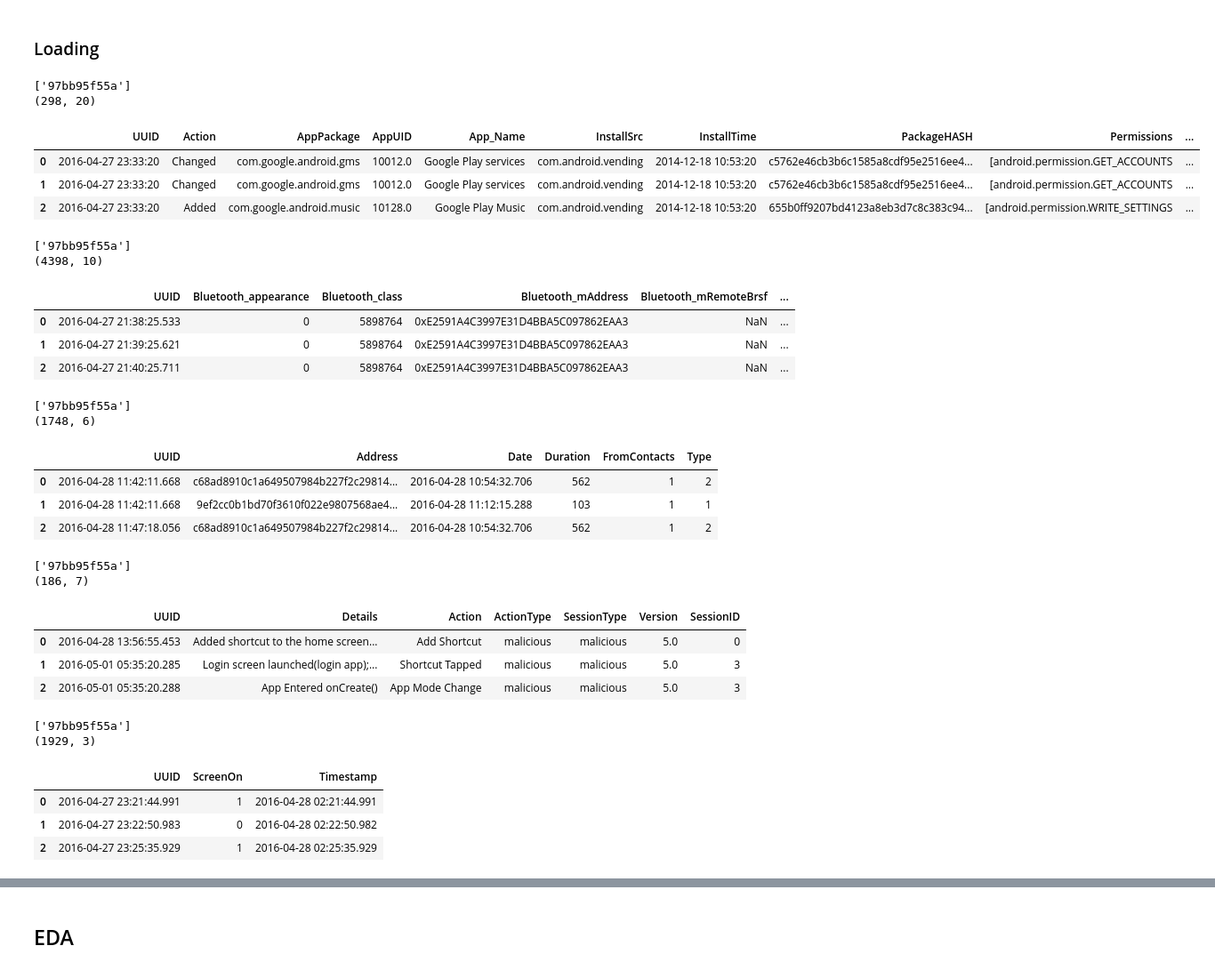
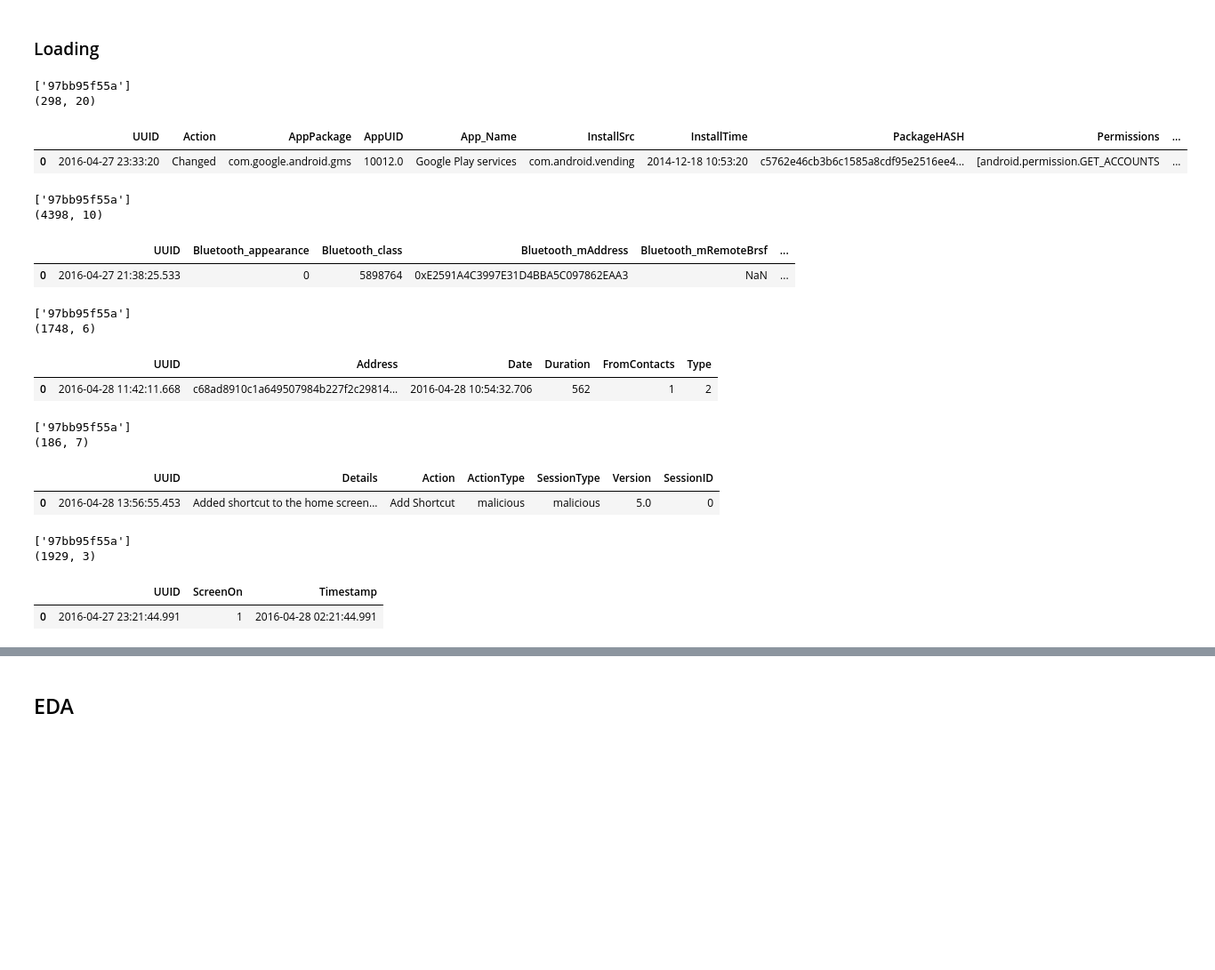
Before and after one commit to kentlingcampbell/project_SherLock, a Jupyter notebook: SherLock.ipynb, the cells around one changed output, grey strips where cells are left out. Shown at 89% size. Cells and saved outputs as stored; diff of their text form; code cells hidden in the pictures; blank space fills up the shorter version.

```diff
--- a/SherLock.ipynb
+++ b/SherLock.ipynb
@@ -58,29 +58,27 @@ def magVector(df,col1,col2,col3):
 # %%
 filename = './archive/AppPackages.csv'
 AppPackages = pd.read_csv(filename)    # Ending columns need to be appended into sherlock_version - make function!
 
 AppPackages[['UUID','InstallTime']] = AppPackages[['UUID', 'InstallTime']].apply(pd.to_datetime, unit='ms')
 #AppPackages['sherlock_version'] = AppPackages['sherlock_version'].str.cat(AppPackages['Unnamed: 13'],sep=",")
 #AppPackages['sherlock_version'] = AppPackages['sherlock_version'].str.cat(AppPackages['Unnamed: 14'],sep=",")
 #AppPackages['sherlock_version'] = AppPackages['sherlock_version'].str.cat(AppPackages['Unnamed: 15'],sep=",")
 #AppPackages['sherlock_version'] = AppPackages['sherlock_version'].str.cat(AppPackages['Unnamed: 16'],sep=",")
 #AppPackages['sherlock_version'] = AppPackages['sherlock_version'].str.cat(AppPackages['Unnamed: 17'],sep=",")
 #AppPackages['sherlock_version'] = AppPackages['sherlock_version'].str.cat(AppPackages['Unnamed: 18'],sep=",")
 #AppPackages['sherlock_version'] = AppPackages['sherlock_version'].str.cat(AppPackages['Unnamed: 19'],sep=",")
 #AppPackages['sherlock_version'] = AppPackages['sherlock_version'].str.cat(AppPackages['Unnamed: 20'],sep=",")
 #AppPackages.drop([])
 #AppPackages = AppPackages.set_index('UUID')
 print(AppPackages['UserId'].unique())
 AppPackages = AppPackages.drop(columns=['UserId'])
 print(AppPackages.shape)
-AppPackages.head(3)
+AppPackages.head(1)
 # %% [output]
 ['97bb95f55a']
 (298, 20)
 |  | UUID | Action | AppPackage | AppUID | App_Name | InstallSrc | InstallTime | PackageHASH | Permissions | ... |
 | 0 | 2016-04-27 23:33:20 | Changed | com.google.android.gms | 10012.0 | Google Play services | com.android.vending | 2014-12-18 10:53:20 | c5762e46cb3b6c1585a8cdf95e2516ee4... | [android.permission.GET_ACCOUNTS | ... |
-| 1 | 2016-04-27 23:33:20 | Changed | com.google.android.gms | 10012.0 | Google Play services | com.android.vending | 2014-12-18 10:53:20 | c5762e46cb3b6c1585a8cdf95e2516ee4... | [android.permission.GET_ACCOUNTS | ... |
-| 2 | 2016-04-27 23:33:20 | Added | com.google.android.music | 10128.0 | Google Play Music | com.android.vending | 2014-12-18 10:53:20 | 655b0ff9207bd4123a8eb3d7c8c383c94... | [android.permission.WRITE_SETTINGS | ... |
 # %%
 filename = './archive/Bluetooth.csv'
 Bluetooth = pd.read_csv(filename, parse_dates=['Bluetooth_timestamp'])
@@ -90,14 +88,12 @@ Bluetooth['UUID'] = Bluetooth['UUID'].apply(pd.to_datetime, unit='ms')
 print(Bluetooth['UserID'].unique())
 Bluetooth = Bluetooth.drop(columns=['UserID'])
 print(Bluetooth.shape)
-Bluetooth.head(3)
+Bluetooth.head(1)
 # %% [output]
 ['97bb95f55a']
 (4398, 10)
 |  | UUID | Bluetooth_appearance | Bluetooth_class | Bluetooth_mAddress | Bluetooth_mRemoteBrsf | ... |
 | 0 | 2016-04-27 21:38:25.533 | 0 | 5898764 | 0xE2591A4C3997E31D4BBA5C097862EAA3 | NaN | ... |
-| 1 | 2016-04-27 21:39:25.621 | 0 | 5898764 | 0xE2591A4C3997E31D4BBA5C097862EAA3 | NaN | ... |
-| 2 | 2016-04-27 21:40:25.711 | 0 | 5898764 | 0xE2591A4C3997E31D4BBA5C097862EAA3 | NaN | ... |
 # %%
 filename = './archive/Calls.csv'
 Calls = pd.read_csv(filename)
@@ -108,14 +104,12 @@ Calls['FromContacts'] = Calls['FromContacts'].astype(int)                      #
 print(Calls['UserId'].unique())
 Calls = Calls.drop(columns=['UserId'])
 print(Calls.shape)
-Calls.head(3)
+Calls.head(1)
 # %% [output]
 ['97bb95f55a']
 (1748, 6)
 |  | UUID | Address | Date | Duration | FromContacts | Type |
 | 0 | 2016-04-28 11:42:11.668 | c68ad8910c1a649507984b227f2c29814... | 2016-04-28 10:54:32.706 | 562 | 1 | 2 |
-| 1 | 2016-04-28 11:42:11.668 | 9ef2cc0b1bd70f3610f022e9807568ae4... | 2016-04-28 11:12:15.288 | 103 | 1 | 1 |
-| 2 | 2016-04-28 11:47:18.056 | c68ad8910c1a649507984b227f2c29814... | 2016-04-28 10:54:32.706 | 562 | 1 | 2 |
 # %%
 filename = './archive/Moriarty.csv'
 editTextFile(filename)
@@ -125,14 +119,12 @@ Moriarty['UUID'] = (pd.to_datetime(Moriarty['UUID'], unit='ms'))
 print(Moriarty['UserId'].unique())
 Moriarty = Moriarty.drop(columns=['UserId'])
 print(Moriarty.shape)
-Moriarty.head(3)
+Moriarty.head(1)
 # %% [output]
 ['97bb95f55a']
 (186, 7)
 |  | UUID | Details | Action | ActionType | SessionType | Version | SessionID |
 | 0 | 2016-04-28 13:56:55.453 | Added shortcut to the home screen... | Add Shortcut | malicious | malicious | 5.0 | 0 |
-| 1 | 2016-05-01 05:35:20.285 | Login screen launched(login app);... | Shortcut Tapped | malicious | malicious | 5.0 | 3 |
-| 2 | 2016-05-01 05:35:20.288 | App Entered onCreate() | App Mode Change | malicious | malicious | 5.0 | 3 |
 # %%
 filename = './archive/ScreenOn.csv'
 ScreenOn = pd.read_csv(filename, parse_dates=['Timestamp'])
@@ -142,14 +134,12 @@ ScreenOn['ScreenOn'] = ScreenOn['ScreenOn'].astype(int)                    # Ori
 print(ScreenOn['UserID'].unique())
 ScreenOn = ScreenOn.drop(columns=['UserID'])
 print(ScreenOn.shape)
-ScreenOn.head(3)
+ScreenOn.head(1)
 # %% [output]
 ['97bb95f55a']
 (1929, 3)
 |  | UUID | ScreenOn | Timestamp |
 | 0 | 2016-04-27 23:21:44.991 | 1 | 2016-04-28 02:21:44.991 |
-| 1 | 2016-04-27 23:22:50.983 | 0 | 2016-04-28 02:22:50.982 |
-| 2 | 2016-04-27 23:25:35.929 | 1 | 2016-04-28 02:25:35.929 |
 # %%
 filename = './archive/SMS.csv'
 SMS = pd.read_csv(filename)
```
Also changed, not shown: parts of 24 cells of this notebook.
